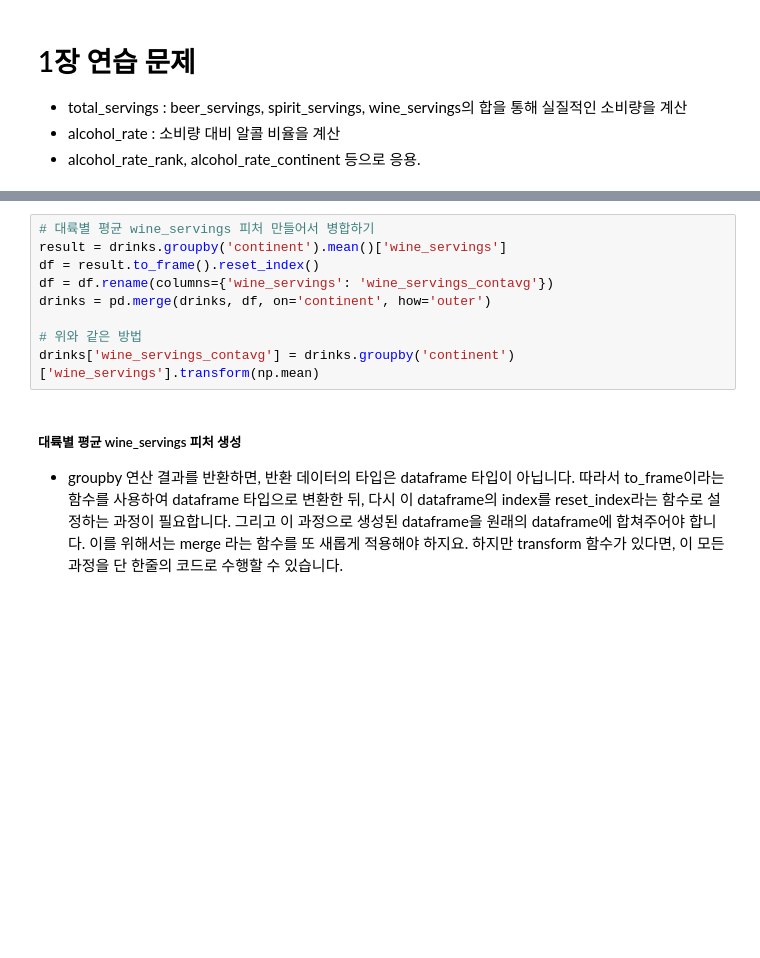
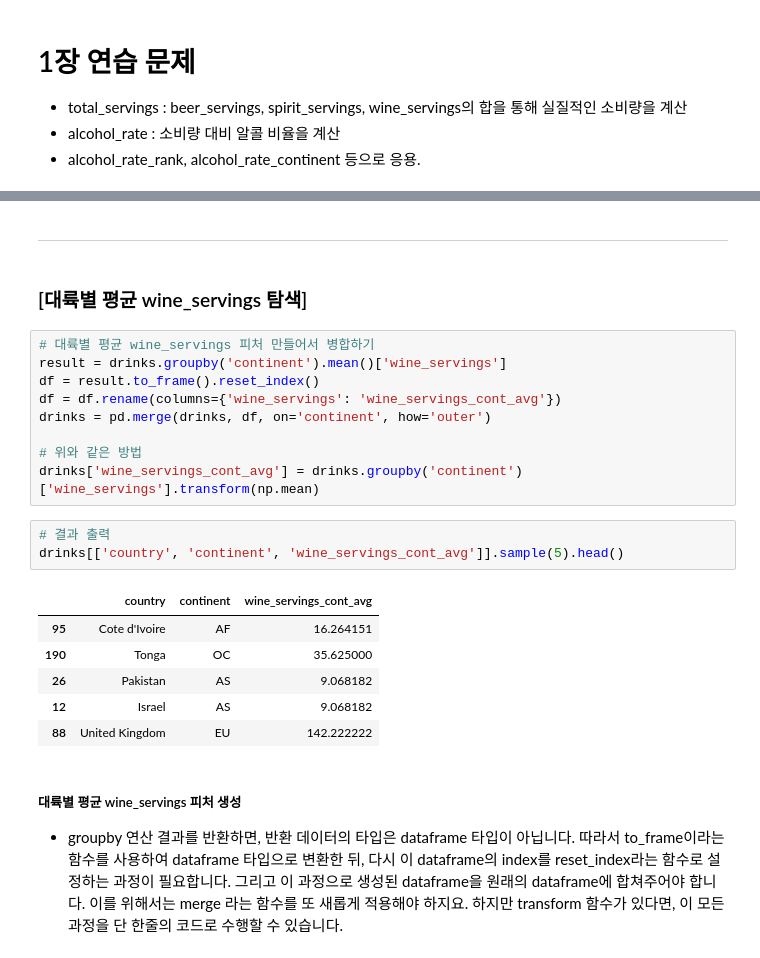
Before and after one commit to yoonkt200/python-data-analysis, a Jupyter notebook: chapter1/02-drinks-eda.ipynb, the cells around one changed output, grey strips where cells are left out. Cells and saved outputs as stored; diff of their text form; blank space fills up the shorter version.

```diff
--- a/chapter1/02-drinks-eda.ipynb
+++ b/chapter1/02-drinks-eda.ipynb
@@ -505,12 +515,26 @@ plt.show()
+# %% [markdown]
+-----
+# %% [markdown]
+### [대륙별 평균 wine_servings 탐색]
 # %%
 # 대륙별 평균 wine_servings 피처 만들어서 병합하기
 result = drinks.groupby('continent').mean()['wine_servings']
 df = result.to_frame().reset_index()
-df = df.rename(columns={'wine_servings': 'wine_servings_contavg'})
+df = df.rename(columns={'wine_servings': 'wine_servings_cont_avg'})
 drinks = pd.merge(drinks, df, on='continent', how='outer')
 
 # 위와 같은 방법
-drinks['wine_servings_contavg'] = drinks.groupby('continent')['wine_servings'].transform(np.mean)
+drinks['wine_servings_cont_avg'] = drinks.groupby('continent')['wine_servings'].transform(np.mean)
+# %%
+# 결과 출력
+drinks[['country', 'continent', 'wine_servings_cont_avg']].sample(5).head()
+# %% [output]
+|  | country | continent | wine_servings_cont_avg |
+| 95 | Cote d'Ivoire | AF | 16.264151 |
+| 190 | Tonga | OC | 35.625000 |
+| 26 | Pakistan | AS | 9.068182 |
+| 12 | Israel | AS | 9.068182 |
+| 88 | United Kingdom | EU | 142.222222 |
 # %% [markdown]
 ##### 대륙별 평균 wine_servings 피처 생성
 
```
Also changed, not shown: parts of 14 cells of this notebook, 9 other files.
